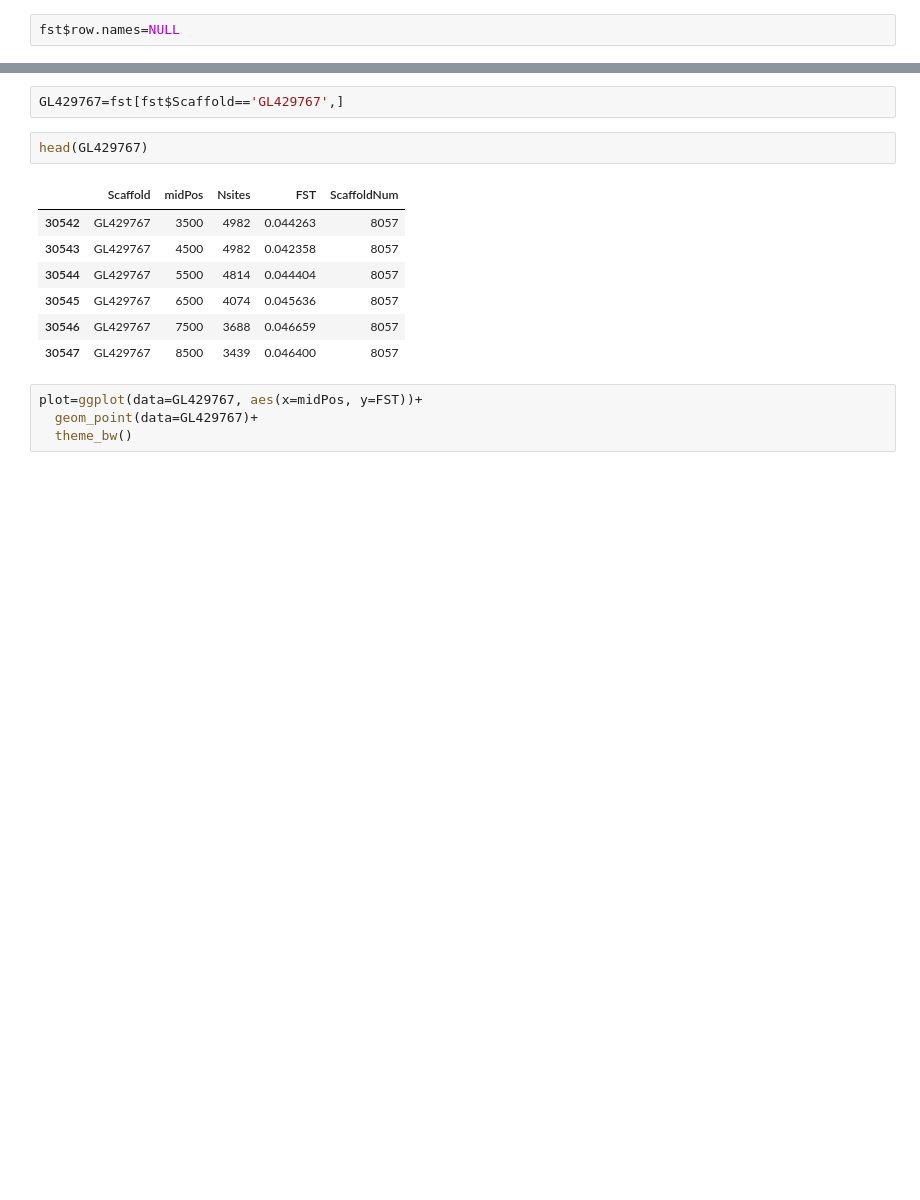
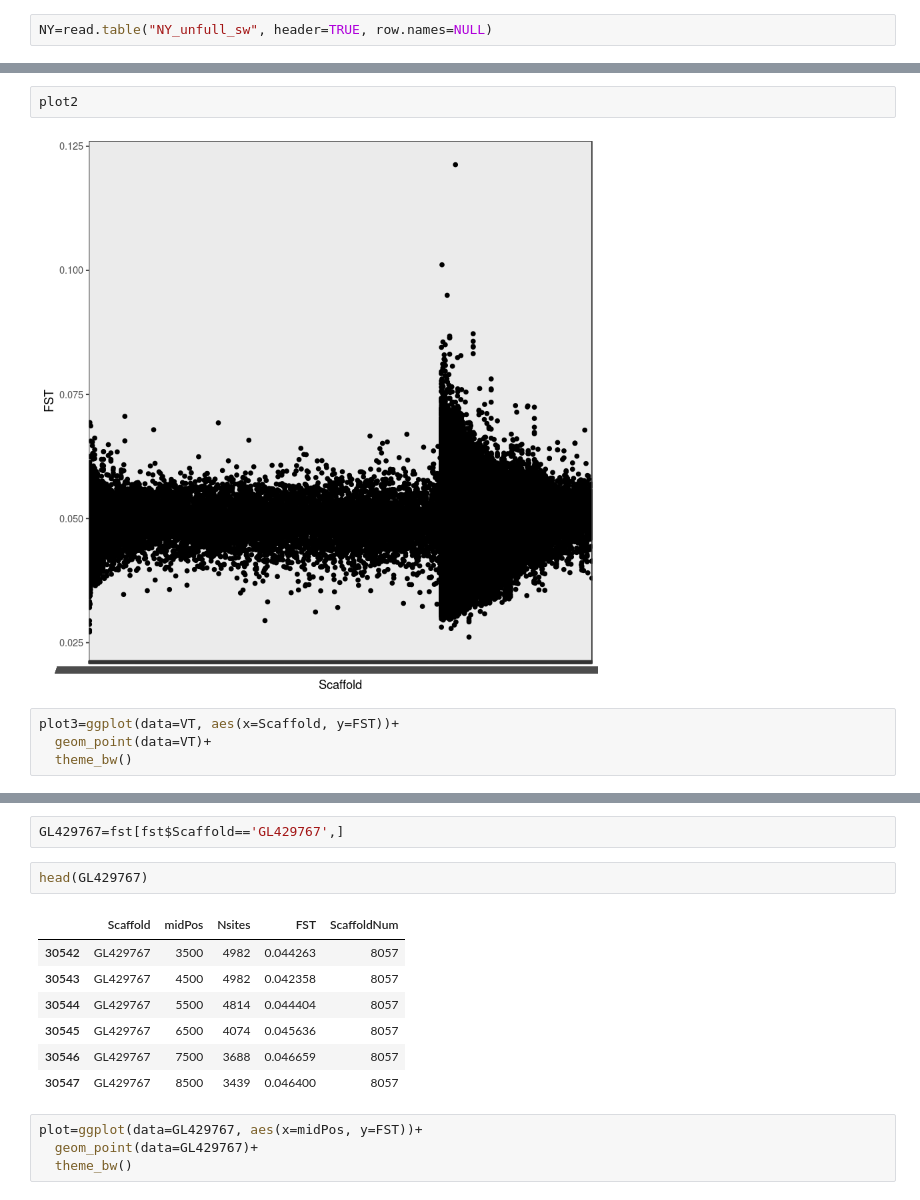
Before and after one commit to sagw/WNS_WGS, a Jupyter notebook: All_FST_plots.ipynb, the cells around one changed output, grey strips where cells are left out. Cells and saved outputs as stored; diff of their text form; blank space fills up the shorter version.

```diff
--- a/All_FST_plots.ipynb
+++ b/All_FST_plots.ipynb
@@ -5,2 +9,2 @@ fst=read.table("NJ_sw", row.names=NULL, header=TRUE)
 # %%
-fst$row.names=NULL
+NY=read.table("NY_unfull_sw", header=TRUE, row.names=NULL)
@@ -24,0 +43,8 @@ fst=as.data.frame(fst)
+# %%
+plot2
+# %% [output]
+[figure, added]
+# %%
+plot3=ggplot(data=VT, aes(x=Scaffold, y=FST))+
+  geom_point(data=VT)+
+  theme_bw()
```
Also changed, not shown: parts of 23 cells of this notebook, 2 other files.
